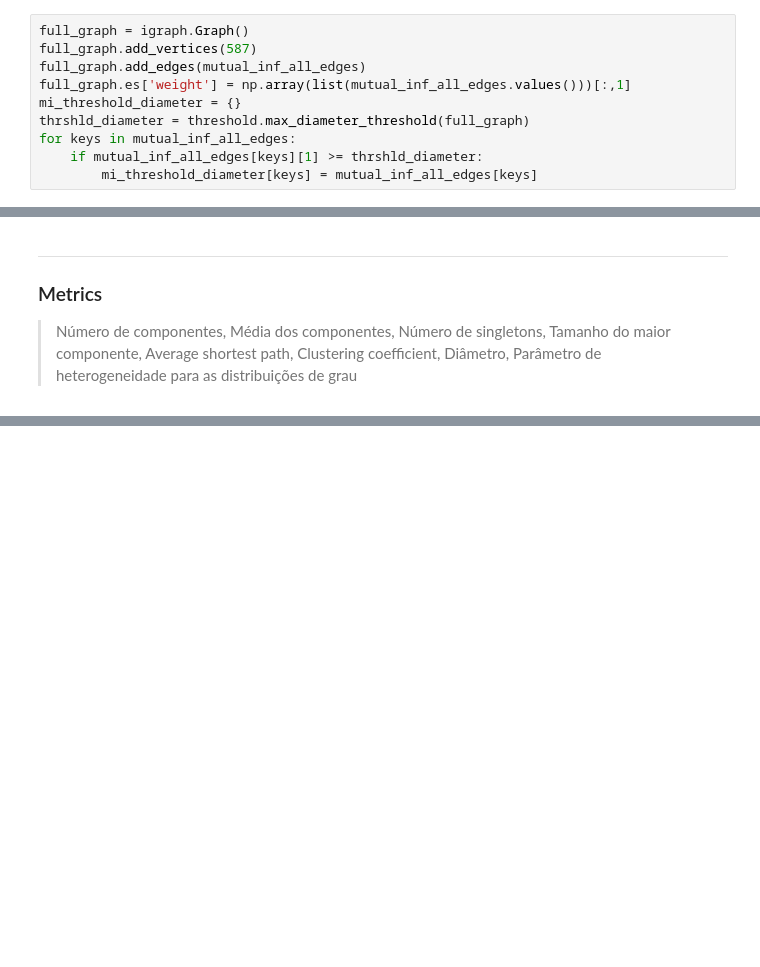
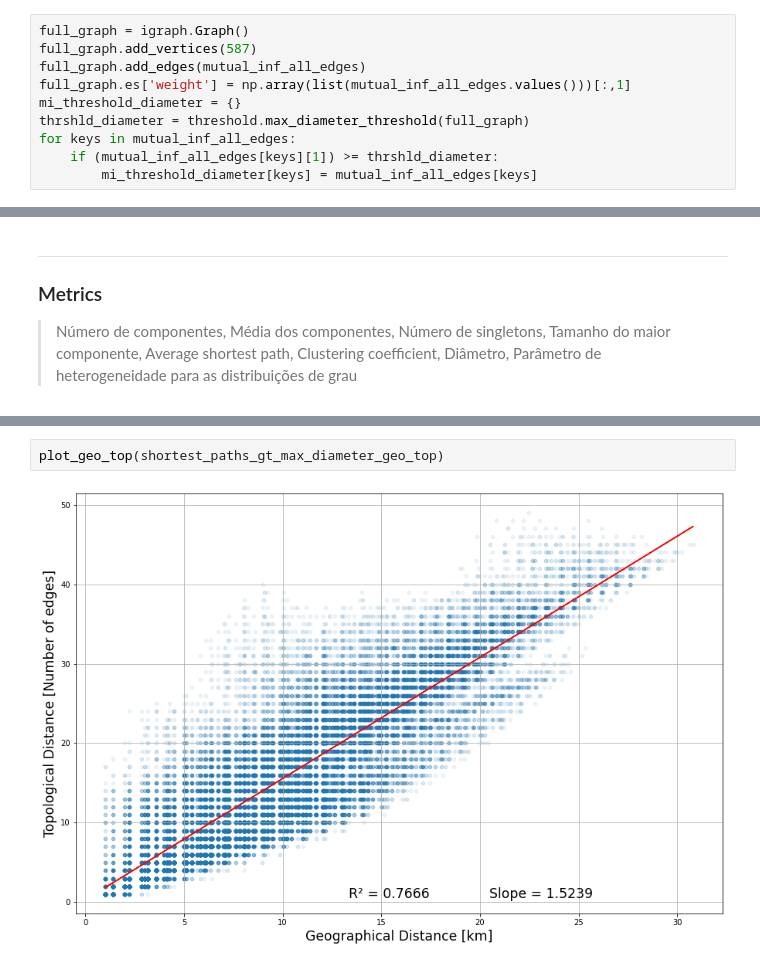
Before and after one commit to IuriDinizUfop/ComplexNetworks_MeteorologicalData, a Jupyter notebook: meteorological_data_tamanduatei_mutual_information.ipynb, the cells around one changed output, grey strips where cells are left out. Cells and saved outputs as stored; diff of their text form; blank space fills up the shorter version.

```diff
--- a/meteorological_data_tamanduatei_mutual_information.ipynb
+++ b/meteorological_data_tamanduatei_mutual_information.ipynb
@@ -320,7 +427,7 @@ full_graph.es['weight'] = np.array(list(mutual_inf_all_edges.values()))[:,1]
 mi_threshold_diameter = {}
 thrshld_diameter = threshold.max_diameter_threshold(full_graph)
 for keys in mutual_inf_all_edges:
-    if mutual_inf_all_edges[keys][1] >= thrshld_diameter:
+    if (mutual_inf_all_edges[keys][1]) >= thrshld_diameter:
         mi_threshold_diameter[keys] = mutual_inf_all_edges[keys]
 # %% [markdown]
 ---
@@ -427,0 +643,4 @@ g_graph_backbone_highest_corr[0]
+# %%
+plot_geo_top(shortest_paths_gt_max_diameter_geo_top)
+# %% [output]
+[figure, added]
```
Also changed, not shown: parts of 17 cells of this notebook.
